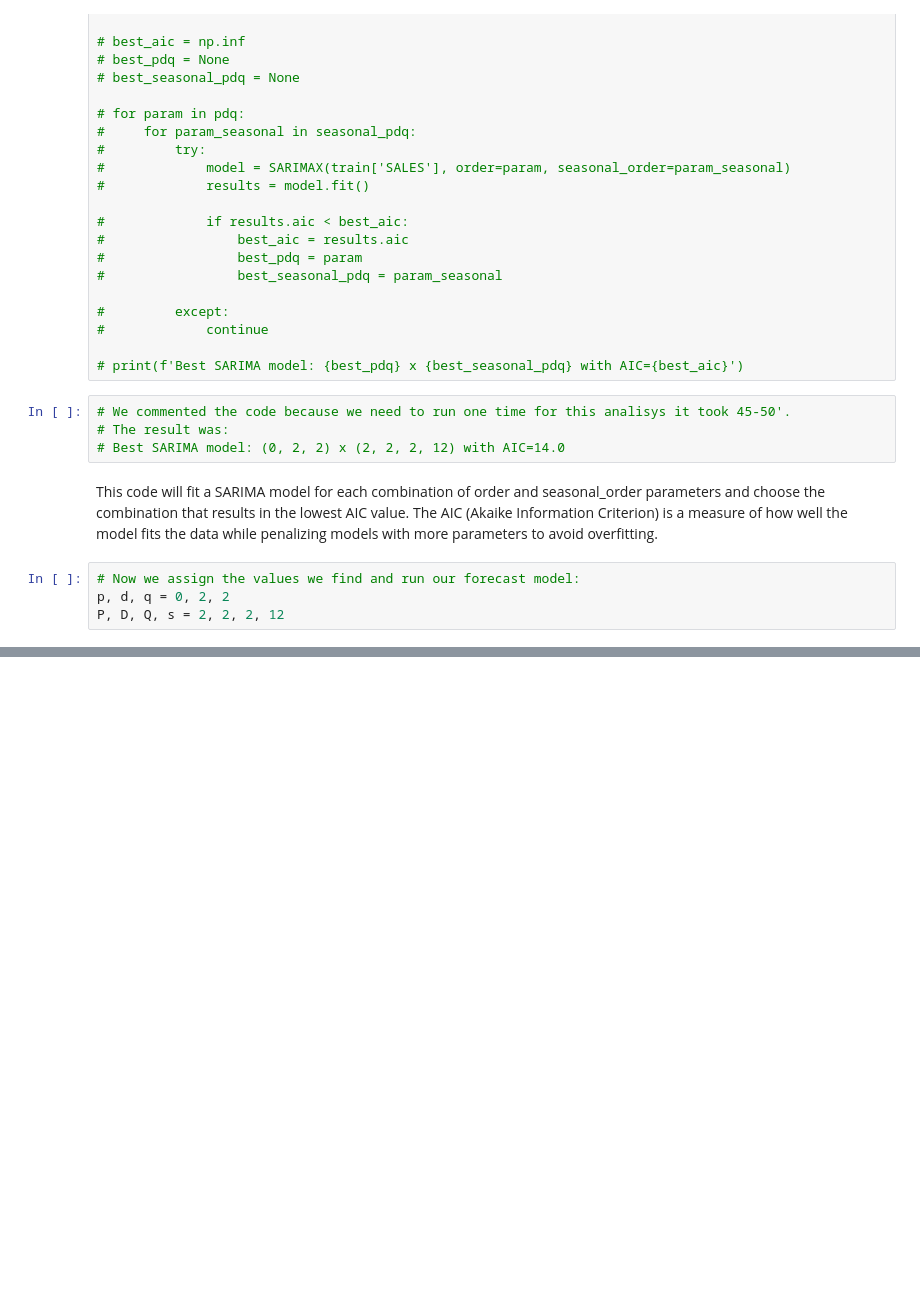
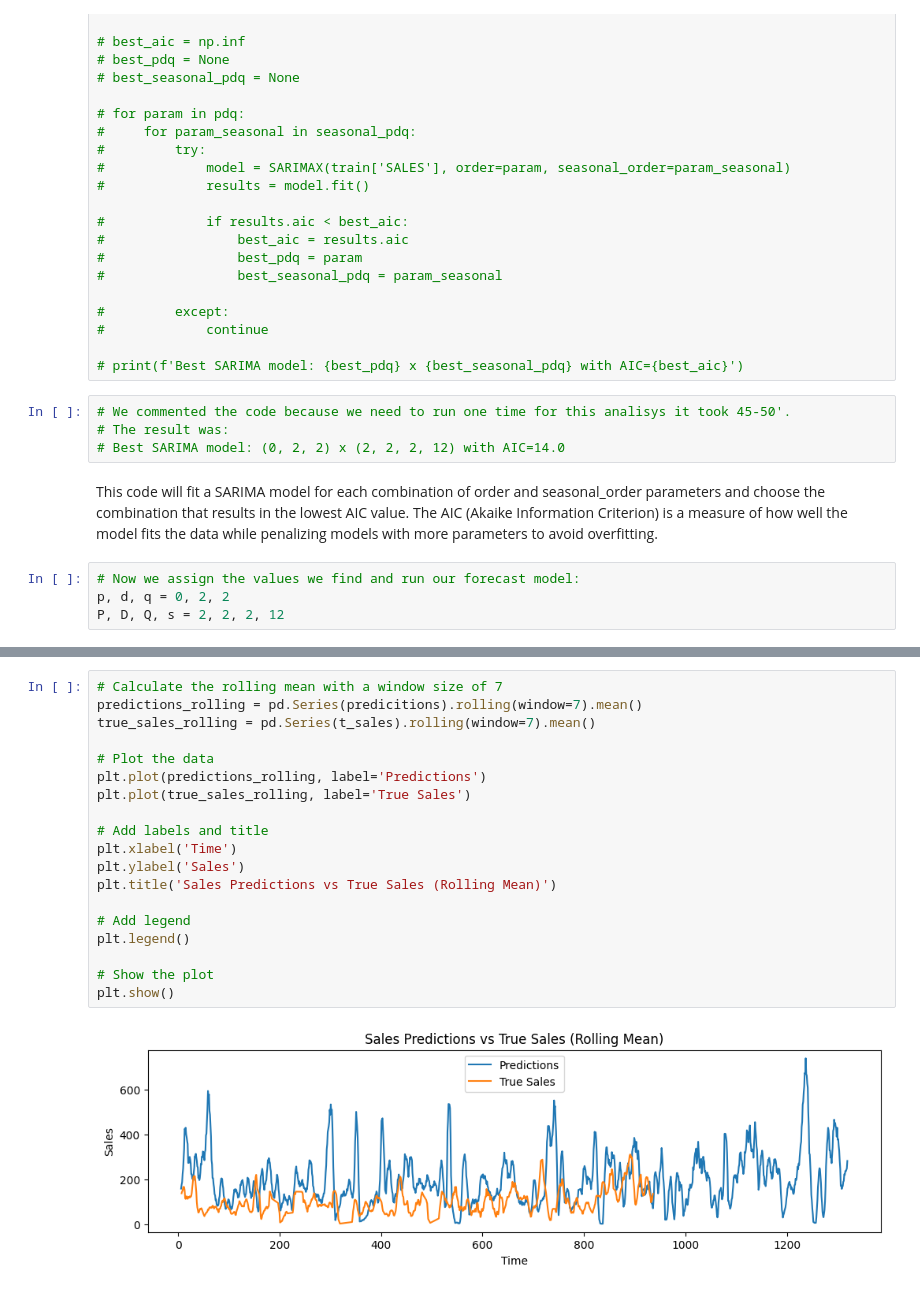
Before and after one commit to andresbarcia/DataAnalisys, a Jupyter notebook: Retail_Sales_Forecasting.ipynb, the cells around one changed output, grey strips where cells are left out. Saved outputs shown, nothing was run; the diff lists cells and outputs as text; blank space fills up the shorter version.

```diff
--- a/Retail_Sales_Forecasting.ipynb
+++ b/Retail_Sales_Forecasting.ipynb
@@ -326,0 +354,21 @@ P, D, Q, s = 2, 2, 2, 12
+# %%
+# Calculate the rolling mean with a window size of 7
+predictions_rolling = pd.Series(predicitions).rolling(window=7).mean()
+true_sales_rolling = pd.Series(t_sales).rolling(window=7).mean()
+
+# Plot the data
+plt.plot(predictions_rolling, label='Predictions')
+plt.plot(true_sales_rolling, label='True Sales')
+
+# Add labels and title
+plt.xlabel('Time')
+plt.ylabel('Sales')
+plt.title('Sales Predictions vs True Sales (Rolling Mean)')
+
+# Add legend
+plt.legend()
+
+# Show the plot
+plt.show()
+# %% [output]
+[figure, added]
```
Also changed, not shown: parts of 13 cells of this notebook.
